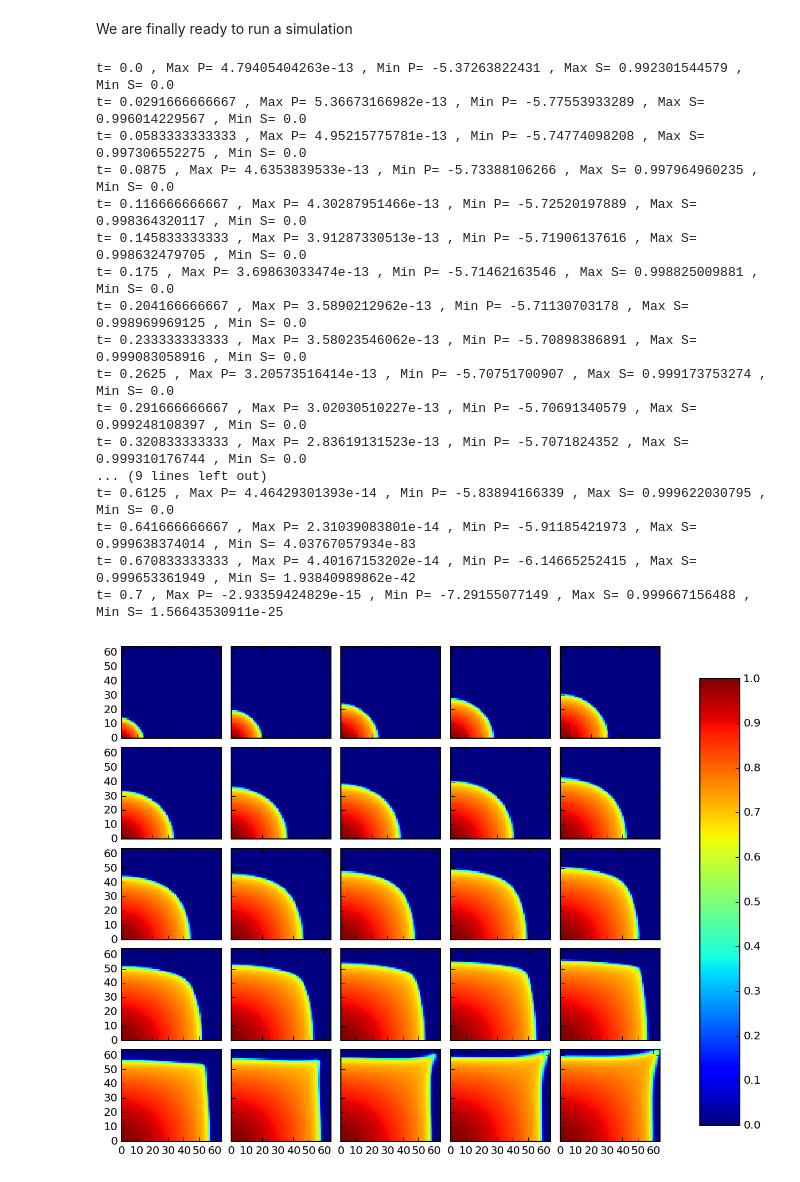
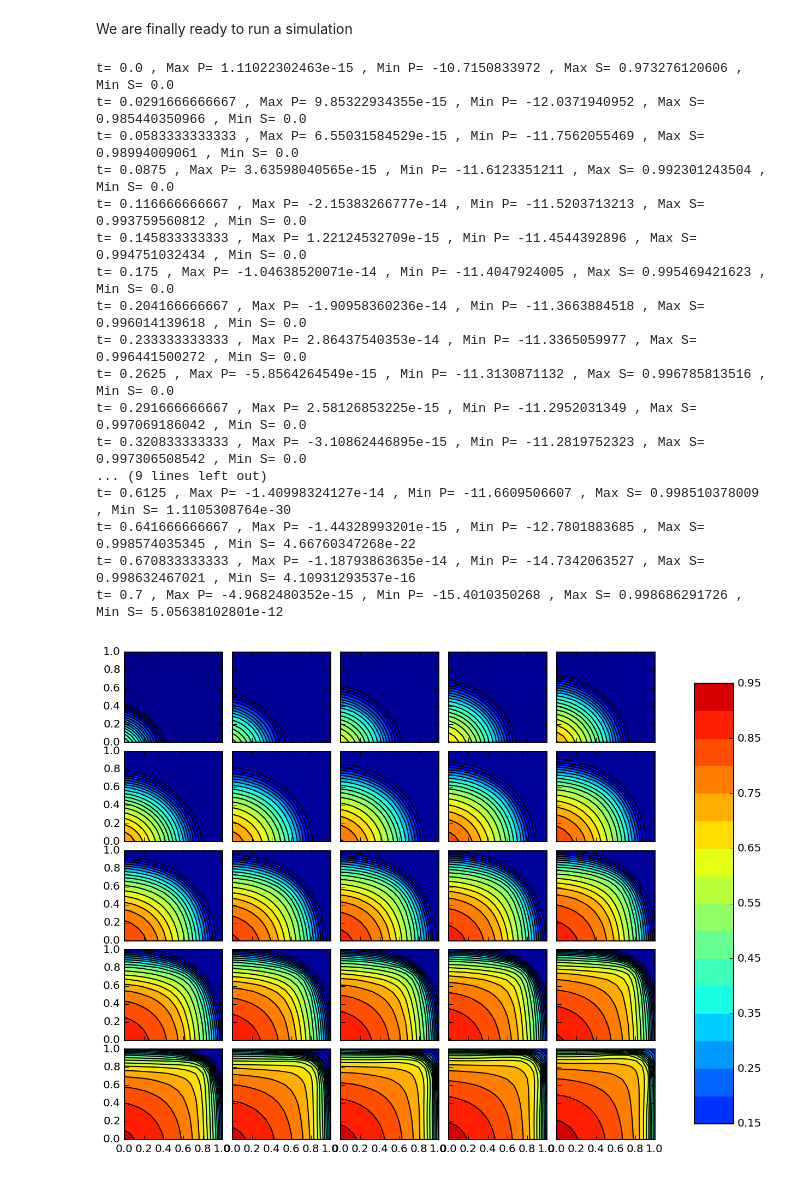
Before and after one commit to babrodtk/python_porous_media, a Jupyter notebook: TwoPoint.ipynb, the cells around one changed output. Cells and saved outputs as stored; diff of their text form; code cells hidden in the pictures.

```diff
--- a/TwoPoint.ipynb
+++ b/TwoPoint.ipynb
@@ -339,6 +341,6 @@ def smooth3(k):
 
 np.random.seed(20000)
 # Symmetric permeability diagonal tensor
-K = np.exp(5*smooth3(smooth3(np.random.random((3, 64, 64, 10)))))
+K = np.exp(5*smooth3(smooth3(np.random.random((3, 32, 32, 32)))))
 quarter_five_spot_single_phase_incompressible(K)
 # %% [output]
@@ -1031,24 +1054,24 @@ def quarter_five_spot_two_phase_incompressible(K, phi):
 # %%
 #Run isotropic case
-K = np.ones((3, 64, 64, 1))
-phi = np.ones((64, 64, 1))
+K = np.ones((3, 16, 16, 4))
+phi = np.ones((16, 16, 4))
 quarter_five_spot_two_phase_incompressible(K, phi)
 # %% [output]
-t= 0.0 , Max P= 4.79405404263e-13 , Min P= -5.37263822431 , Max S= 0.992301544579 , Min S= 0.0
-t= 0.0291666666667 , Max P= 5.36673166982e-13 , Min P= -5.77553933289 , Max S= 0.996014229567 , Min S= 0.0
-t= 0.0583333333333 , Max P= 4.95215775781e-13 , Min P= -5.74774098208 , Max S= 0.997306552275 , Min S= 0.0
-t= 0.0875 , Max P= 4.6353839533e-13 , Min P= -5.73388106266 , Max S= 0.997964960235 , Min S= 0.0
-t= 0.116666666667 , Max P= 4.30287951466e-13 , Min P= -5.72520197889 , Max S= 0.998364320117 , Min S= 0.0
-t= 0.145833333333 , Max P= 3.91287330513e-13 , Min P= -5.71906137616 , Max S= 0.998632479705 , Min S= 0.0
-t= 0.175 , Max P= 3.69863033474e-13 , Min P= -5.71462163546 , Max S= 0.998825009881 , Min S= 0.0
-t= 0.204166666667 , Max P= 3.5890212962e-13 , Min P= -5.71130703178 , Max S= 0.998969969125 , Min S= 0.0
-t= 0.233333333333 , Max P= 3.58023546062e-13 , Min P= -5.70898386891 , Max S= 0.999083058916 , Min S= 0.0
-t= 0.2625 , Max P= 3.20573516414e-13 , Min P= -5.70751700907 , Max S= 0.999173753274 , Min S= 0.0
-t= 0.291666666667 , Max P= 3.02030510227e-13 , Min P= -5.70691340579 , Max S= 0.999248108397 , Min S= 0.0
-t= 0.320833333333 , Max P= 2.83619131523e-13 , Min P= -5.7071824352 , Max S= 0.999310176744 , Min S= 0.0
+t= 0.0 , Max P= 1.11022302463e-15 , Min P= -10.7150833972 , Max S= 0.973276120606 , Min S= 0.0
+t= 0.0291666666667 , Max P= 9.85322934355e-15 , Min P= -12.0371940952 , Max S= 0.985440350966 , Min S= 0.0
+t= 0.0583333333333 , Max P= 6.55031584529e-15 , Min P= -11.7562055469 , Max S= 0.98994009061 , Min S= 0.0
+t= 0.0875 , Max P= 3.63598040565e-15 , Min P= -11.6123351211 , Max S= 0.992301243504 , Min S= 0.0
+t= 0.116666666667 , Max P= -2.15383266777e-14 , Min P= -11.5203713213 , Max S= 0.993759560812 , Min S= 0.0
+t= 0.145833333333 , Max P= 1.22124532709e-15 , Min P= -11.4544392896 , Max S= 0.994751032434 , Min S= 0.0
+t= 0.175 , Max P= -1.04638520071e-14 , Min P= -11.4047924005 , Max S= 0.995469421623 , Min S= 0.0
+t= 0.204166666667 , Max P= -1.90958360236e-14 , Min P= -11.3663884518 , Max S= 0.996014139618 , Min S= 0.0
+t= 0.233333333333 , Max P= 2.86437540353e-14 , Min P= -11.3365059977 , Max S= 0.996441500272 , Min S= 0.0
+t= 0.2625 , Max P= -5.8564264549e-15 , Min P= -11.3130871132 , Max S= 0.996785813516 , Min S= 0.0
+t= 0.291666666667 , Max P= 2.58126853225e-15 , Min P= -11.2952031349 , Max S= 0.997069186042 , Min S= 0.0
+t= 0.320833333333 , Max P= -3.10862446895e-15 , Min P= -11.2819752323 , Max S= 0.997306508542 , Min S= 0.0
 ... (9 lines left out)
-t= 0.6125 , Max P= 4.46429301393e-14 , Min P= -5.83894166339 , Max S= 0.999622030795 , Min S= 0.0
-t= 0.641666666667 , Max P= 2.31039083801e-14 , Min P= -5.91185421973 , Max S= 0.999638374014 , Min S= 4.03767057934e-83
-t= 0.670833333333 , Max P= 4.40167153202e-14 , Min P= -6.14665252415 , Max S= 0.999653361949 , Min S= 1.93840989862e-42
-t= 0.7 , Max P= -2.93359424829e-15 , Min P= -7.29155077149 , Max S= 0.999667156488 , Min S= 1.56643530911e-25
+t= 0.6125 , Max P= -1.40998324127e-14 , Min P= -11.6609506607 , Max S= 0.998510378009 , Min S= 1.1105308764e-30
+t= 0.641666666667 , Max P= -1.44328993201e-15 , Min P= -12.7801883685 , Max S= 0.998574035345 , Min S= 4.66760347268e-22
+t= 0.670833333333 , Max P= -1.18793863635e-14 , Min P= -14.7342063527 , Max S= 0.998632467021 , Min S= 4.10931293537e-16
+t= 0.7 , Max P= -4.9682480352e-15 , Min P= -15.4010350268 , Max S= 0.998686291726 , Min S= 5.05638102801e-12
-[figure, old version]
+[figure, new version]
```
Also changed, not shown: parts of 10 cells of this notebook.
